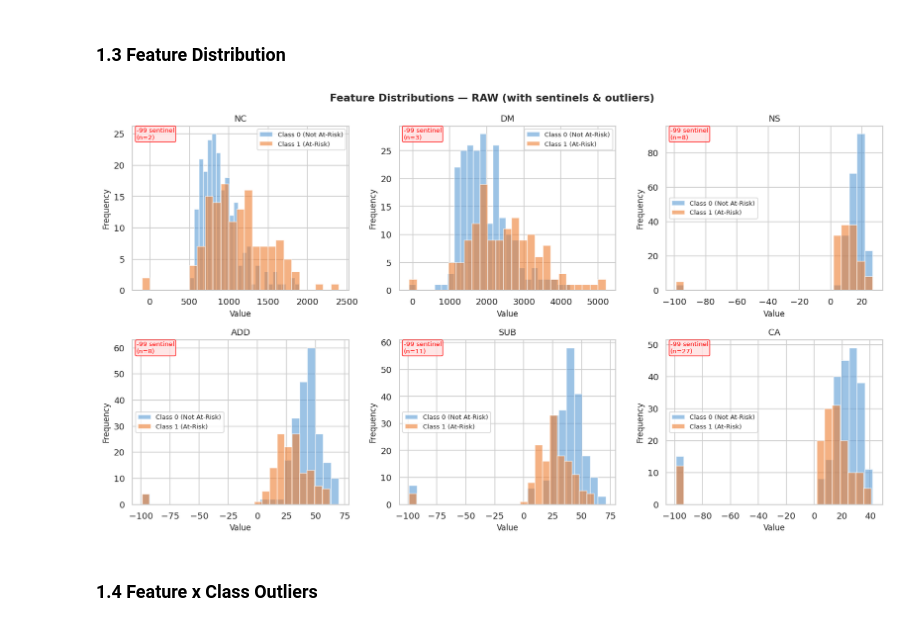
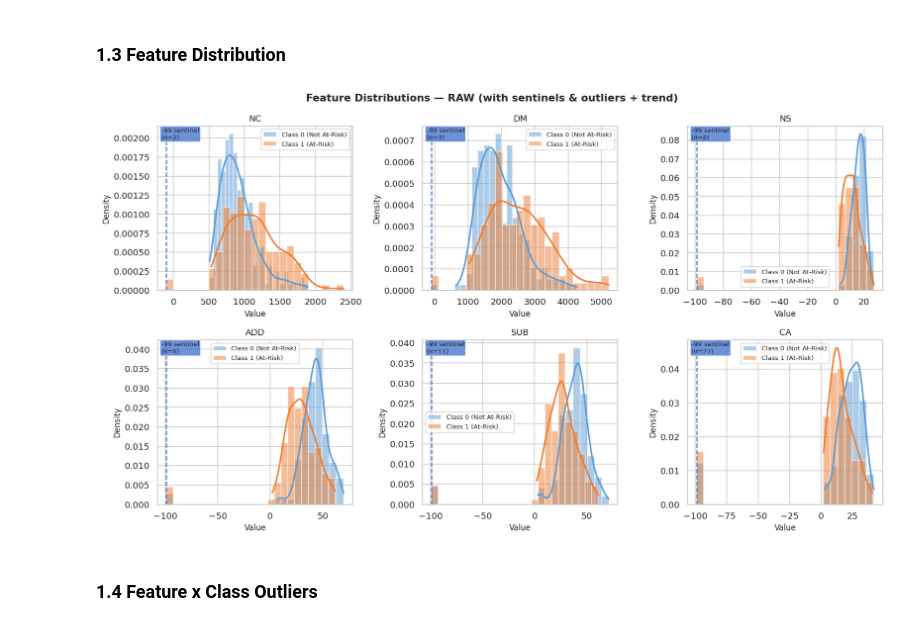
Before and after one commit to DysCalc/DysCalc-ML-Development, a Jupyter notebook: notebooks/dataset_analysis.ipynb, the cells around one changed output. Drawn from its saved outputs; the diff is of its cells as text; code cells hidden in the pictures.

Commit message:
fixed analysis and dataset generation notebooks and format the whole dir

```diff
--- a/dataset_analysis.ipynb
+++ b/notebooks/dataset_analysis.ipynb
@@ -27,6 +27,10 @@ import numpy as np
 import matplotlib.pyplot as plt
 import seaborn as sns
 import warnings
+import json
+import os
+from pathlib import Path
+from scipy.stats import gaussian_kde
 warnings.filterwarnings('ignore')
 
 # Global style
@@ -37,12 +41,18 @@ plt.rcParams['axes.labelsize'] = 10
 
 AT_RIST_COLOR = '#ED7D31'
 TYPICAL_COLOR = '#5B9BD5'
+
+ROOT_DIR = Path("..")
+DATASETS_DIR = ROOT_DIR / "datasets"
+OUTPUTS_DIR = ROOT_DIR / "outputs"
+os.makedirs(OUTPUTS_DIR, exist_ok=True)
+os.makedirs(DATASETS_DIR, exist_ok=True)
 # %% [markdown]
 ## 1. Exploratory Data Analysis — Before Cleaning
 # %% [markdown]
 ### 1.1 Initial View of the Dataset
 # %%
-df_raw = pd.read_csv("dataset/FUNADB_labled.csv")
+df_raw = pd.read_csv(DATASETS_DIR / "FUNADB_labled.csv")
 
 print("=== Dataset Info ===")
 print(df_raw.info())
@@ -106,33 +116,53 @@ plt.show()
 # %% [markdown]
 ### 1.3 Feature Distribution
 # %%
-feature_cols = [c for c in df_raw.columns if c != 'Label']
-
 fig, axes = plt.subplots(2, 3, figsize=(14, 8))
-fig.suptitle('Feature Distributions — RAW (with sentinels & outliers)', fontweight='bold', fontsize=13)
+fig.suptitle('Feature Distributions — RAW (with sentinels & outliers + trend)', fontweight='bold', fontsize=13)
 axes = axes.flatten()
 
 for i, col in enumerate(feature_cols):
     ax = axes[i]
+
     for label, color in zip([0, 1], [TYPICAL_COLOR, AT_RIST_COLOR]):
         data = df_raw[df_raw['Label'] == label][col]
-        ax.hist(data, bins=25, alpha=0.6, color=color,
-                label=f'Class {label} ({["Not At-Risk","At-Risk"][label]})', edgecolor='white')
+
+        # Histogram (keep sentinels visible)
+        ax.hist(
+            data, bins=25, alpha=0.5, color=color,
+            label=f'Class {label} ({["Not At-Risk","At-Risk"][label]})',
+            edgecolor='white', density=True
+        )
+
+        # ---- KDE trend (EXCLUDE sentinel values) ----
+        data_no_sentinel = data[data != default_missing_val].dropna()
+
+        if len(data_no_sentinel) > 1:
+            kde = gaussian_kde(data_no_sentinel)
+            x_vals = np.linspace(data_no_sentinel.min(), data_no_sentinel.max(), 200)
+            y_vals = kde(x_vals)
+            ax.plot(x_vals, y_vals, color=color, linewidth=2)
+
+    # ---- Sentinel annotation + vertical line ----
+    n_sentinel = (df_raw[col] == default_missing_val).sum()
+    if n_sentinel > 0:
+        ax.axvline(default_missing_val, linestyle='--', linewidth=1.5)
+        ax.annotate(
+            f'{default_missing_val} sentinel\n(n={n_sentinel})',
+            xy=(0.02, 0.92),
+            xycoords='axes fraction',
+            fontsize=8,
+            bbox=dict(boxstyle='round,pad=0.2', alpha=0.8)
+        )
+
     ax.set_title(col)
     ax.set_xlabel('Value')
-    ax.set_ylabel('Frequency')
+    ax.set_ylabel('Density')  # changed from Frequency
     ax.legend(fontsize=8)
-    # Annotate sentinel values
-    n_sentinel = (df_raw[col] == default_missing_val).sum()
-    if n_sentinel > 0:
-        ax.annotate(f'{default_missing_val} sentinel\n(n={n_sentinel})', xy=(0.02, 0.92),
-                    xycoords='axes fraction', fontsize=8, color='red',
-                    bbox=dict(boxstyle='round,pad=0.2', fc='#ffe0e0', ec='red', alpha=0.8))
 
 plt.tight_layout()
 plt.show()
 # %% [output]
-[figure, old version]
+[figure, new version]
 # %% [markdown]
 ### 1.4 Feature x Class Outliers
 # %%
```
Also changed, not shown: parts of 3 cells of this notebook, 21 other files.
